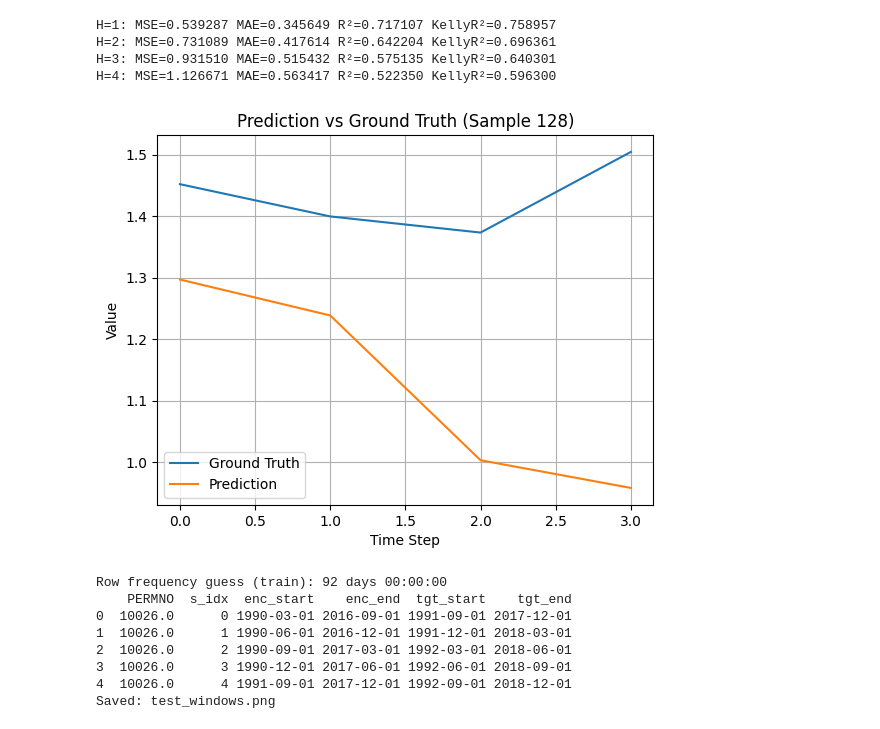
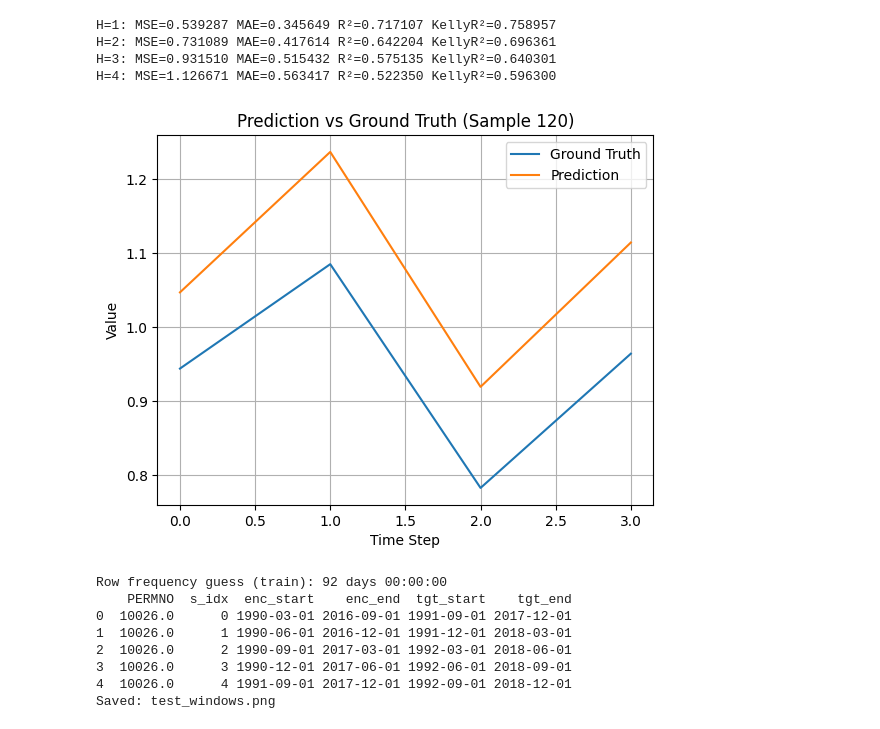
Before and after one commit to MuntasirTiash/AutoTimes_EPS, a Jupyter notebook: predictEPS.ipynb, the cells around one changed output. Cells and saved outputs as stored; diff of their text form; code cells hidden in the pictures.

```diff
--- a/predictEPS.ipynb
+++ b/predictEPS.ipynb
@@ -258,6 +258,12 @@ import numpy as np
 # Replace with your actual file path
 preds = np.load('/ssd1/muntasir/Desktop/AutoTimes/test_results/long_term_forecast_PANELCOV_672_96_AutoTimes_Llama_panel_cov_sl36_ll32_tl4_lr1e-05_bt2_wd0_hd256_hl2_cosFalse_mixFalse_test_0/predictions.npy')
 trues = np.load('/ssd1/muntasir/Desktop/AutoTimes/test_results/long_term_forecast_PANELCOV_672_96_AutoTimes_Llama_panel_cov_sl36_ll32_tl4_lr1e-05_bt2_wd0_hd256_hl2_cosFalse_mixFalse_test_0/ground_truth.npy')
+# %%
+import numpy as np
+
+# Replace with your actual file path
+preds = np.load('/ssd1/muntasir/Desktop/AutoTimes/runs_panel/results/20250915-224315_with_text/raw/predictions.npy')
+trues = np.load('/ssd1/muntasir/Desktop/AutoTimes/runs_panel/results/20250915-224315_with_text/raw/ground_truth.npy')
 # %%
 print(preds.shape)  # (num_samples, pred_len, num_features)
 print(trues.shape)  # (num_samples, pred_len, num_features)
@@ -290,17 +296,17 @@ H=4: MSE=1.126671 MAE=0.563417 R²=0.522350 KellyR²=0.596300
 # %%
 import matplotlib.pyplot as plt
 
-i = 128  # index of sample
+i = 120  # index of sample
 plt.plot(trues[i, :, 0], label='Ground Truth')
 plt.plot(preds[i, :, 0], label='Prediction')
 plt.legend()
 plt.title(f"Prediction vs Ground Truth (Sample {i})")
 plt.xlabel("Time Step")
 plt.ylabel("Value")
 plt.grid(True)
 plt.show()
 # %% [output]
-[figure, old version]
+[figure, new version]
 # %%
 import pandas as pd
 import numpy as np
```
Also changed, not shown: 20 other files.
